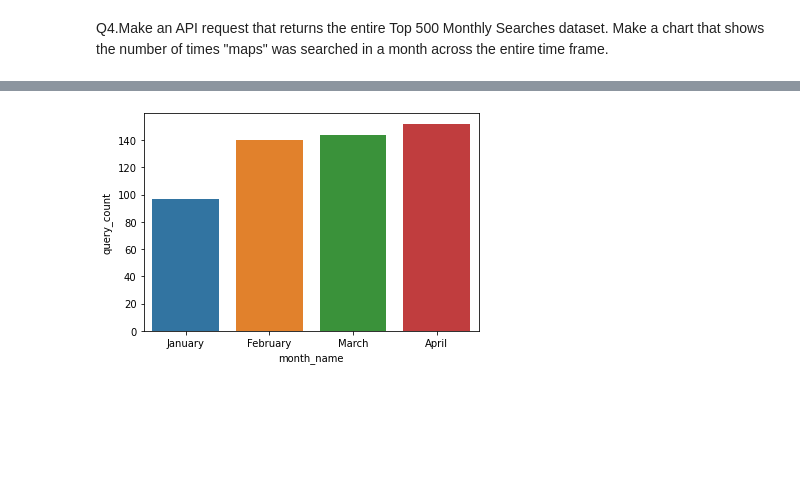
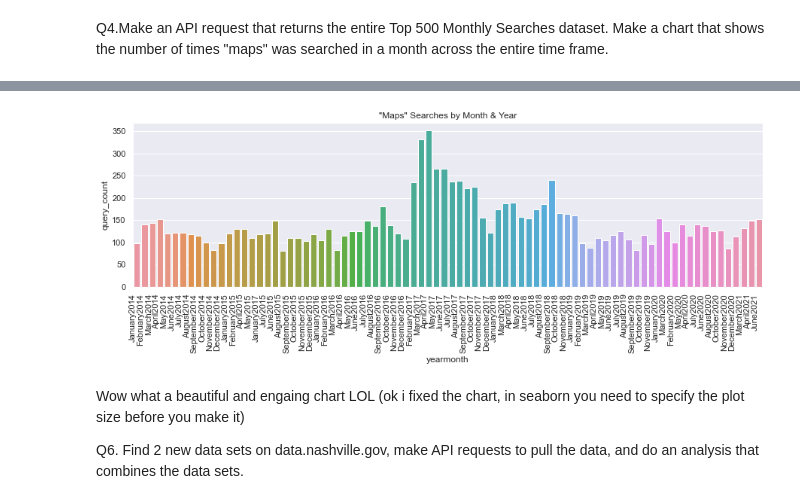
Before and after one commit to NSS-Data-Analytics-Cohort-6/socrata-api-worldsbestdad, a Jupyter notebook: notebooks/philnotebook.ipynb, the cells around one changed output, grey strips where cells are left out. Saved outputs shown, nothing was run; the diff lists cells and outputs as text; code cells hidden in the pictures; blank space fills up the shorter version.

```diff
--- a/notebooks/philnotebook.ipynb
+++ b/notebooks/philnotebook.ipynb
@@ -23,7 +23,7 @@ client = Socrata(data_url,app_token)      # Create the client to point to the AP
 client.timeout = 60
 # Retrieve the first 2000 results returned as JSON object from the API
 # The SoDaPy library converts this JSON object to a Python list of dictionaries
-results = client.get(data_set, limit=2000)
+results = client.get(data_set, limit=44000)
 # Convert the list of dictionaries to a Pandas data frame
 df = pd.DataFrame.from_records(results)
 # Save the data frame to a CSV file
@@ -88,7 +107,6 @@ len(response3.json())
 # %% [markdown]
 Q4.Make an API request that returns the entire Top 500 Monthly Searches dataset. Make a chart that shows the number of times "maps" was searched in a month across the entire time frame.
 # %%
-df['year'] = df['year'].astype(int)
 df['query_count'] = df['query_count'].astype(int)
 df
 # %% [output]
@@ -109,0 +116,5 @@ maps_df= df[df['query_text']=='maps']
+# %%
+maps_df= df[df['query_text']=='maps']
+maps_df['yearmonth'] = maps_df['month_name'] + maps_df['year']
+maps_df['query_count'] = maps_df['query_count'].astype(int)
+maps_df
@@ -110,5 +145,11 @@ maps_df= df[df['query_text']=='maps']
 # %%
-maps_bar = sns.barplot(maps_df['month_name'],maps_df['query_count'])
-#maps_bar.set_xticklabels(maps_bar.get_xticklabels(), rotation=45, horizontalalignment='right')
+sns.set(rc={"figure.figsize":(15, 4)})
+maps_bar = sns.barplot(maps_df['yearmonth'],maps_df['query_count'])
+maps_bar.set_xticklabels(maps_bar.get_xticklabels(), rotation=90, horizontalalignment='right')
+maps_bar.set_title('"Maps" Searches by Month & Year');
 # %% [output]
-[figure, old version]
+[figure, new version]
+# %% [markdown]
+Wow what a beautiful and engaing chart LOL (ok i fixed the chart, in seaborn you need to specify the plot size before you make it)
+
+Q6. Find 2 new data sets on data.nashville.gov, make API requests to pull the data, and do an analysis that combines the data sets.
```
Also changed, not shown: parts of 9 cells of this notebook, 1 other file.
